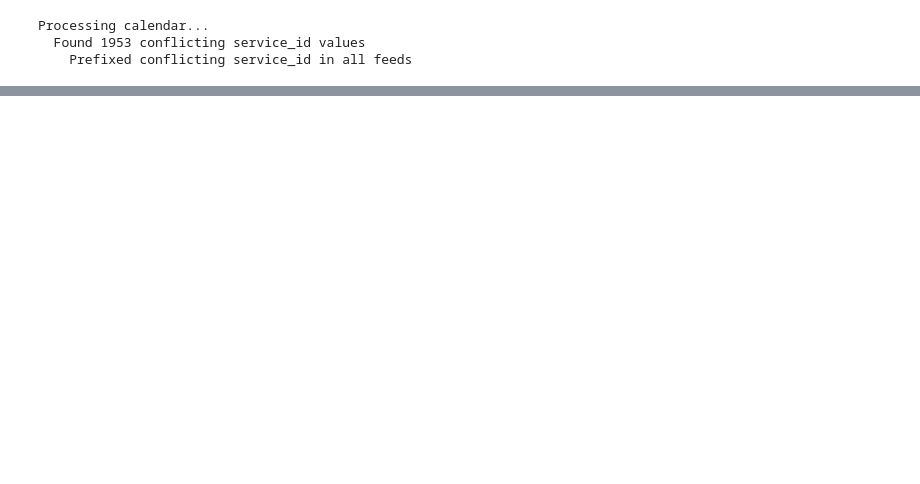
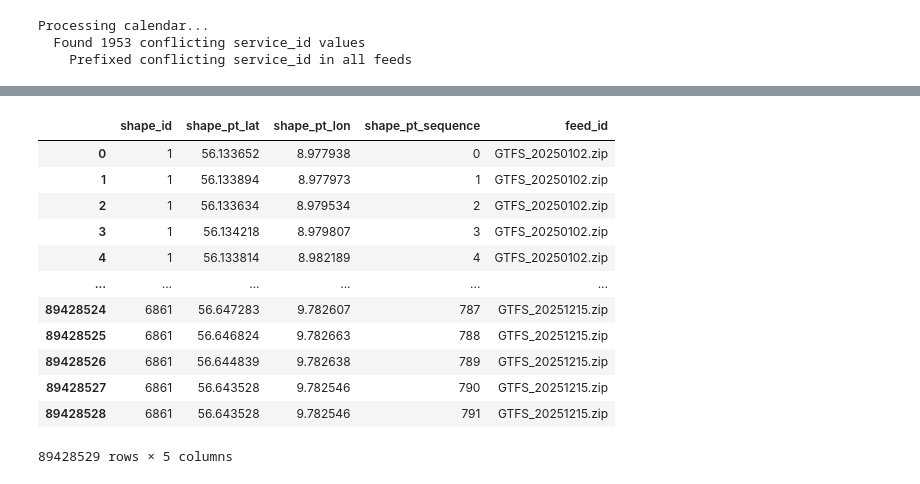
Before and after one commit to SimunPauli/gtfs_merger, a Jupyter notebook: merge_gtfs_files.ipynb, the cells around one changed output, grey strips where cells are left out. Saved outputs shown, nothing was run; the diff lists cells and outputs as text; code cells hidden in the pictures; blank space fills up the shorter version.

```diff
--- a/merge_gtfs_files.ipynb
+++ b/merge_gtfs_files.ipynb
@@ -198,6 +199,7 @@ ID_CONFIG_service_id = {
     }
 }
 # %%
+#Merge all seperate feeds into one
 print("\nMerging all feeds into combined GTFS feed...")
 if "combined_feed" in globals(): #in case of rerun
     del combined_feed
@@ -228,8 +230,7 @@ for feed_name in feed_names[1:]:
     combined_feed.shapes = pd.concat([combined_feed.shapes, feed_to_merge.shapes.assign(feed_id = feed_name)], ignore_index=True)
     combined_feed.transfers = pd.concat([combined_feed.transfers, feed_to_merge.transfers.assign(feed_id = feed_name)], ignore_index=True)
 
-#    del gtfs_list[feed_name]
-    del feed_to_merge
+    del gtfs_list[feed_name], feed_to_merge
 
 
 print(f"\nMerge complete! Combined feed statistics:")
@@ -699,0 +356,2 @@ def merge_calendar(feed): #Not tested
+# %%
+combined_feed = copy.deepcopy(combined_feed_org)
@@ -713,0 +710,21 @@ for primary_table, config in ID_CONFIG.items():
+# %%
+df_primary = combined_feed.shapes.copy()
+id_col = "shape_id"
+primary_table = "shapes"
+identity_cols = ["shape_pt_lat", "shape_pt_lon", "shape_pt_sequence"]
+foreign_keys = [("trips", "shape_id"),]
+df_primary
+# %% [output]
+|  | shape_id | shape_pt_lat | shape_pt_lon | shape_pt_sequence | feed_id |
+| 0 | 1 | 56.133652 | 8.977938 | 0 | GTFS_20250102.zip |
+| 1 | 1 | 56.133894 | 8.977973 | 1 | GTFS_20250102.zip |
+| 2 | 1 | 56.133634 | 8.979534 | 2 | GTFS_20250102.zip |
+| 3 | 1 | 56.134218 | 8.979807 | 3 | GTFS_20250102.zip |
+| 4 | 1 | 56.133814 | 8.982189 | 4 | GTFS_20250102.zip |
+| ... | ... | ... | ... | ... | ... |
+| 89428524 | 6861 | 56.647283 | 9.782607 | 787 | GTFS_20251215.zip |
+| 89428525 | 6861 | 56.646824 | 9.782663 | 788 | GTFS_20251215.zip |
+| 89428526 | 6861 | 56.644839 | 9.782638 | 789 | GTFS_20251215.zip |
+| 89428527 | 6861 | 56.643528 | 9.782546 | 790 | GTFS_20251215.zip |
+| 89428528 | 6861 | 56.643528 | 9.782546 | 791 | GTFS_20251215.zip |
+89428529 rows × 5 columns
```
Also changed, not shown: parts of 28 cells of this notebook, 1 other file.
